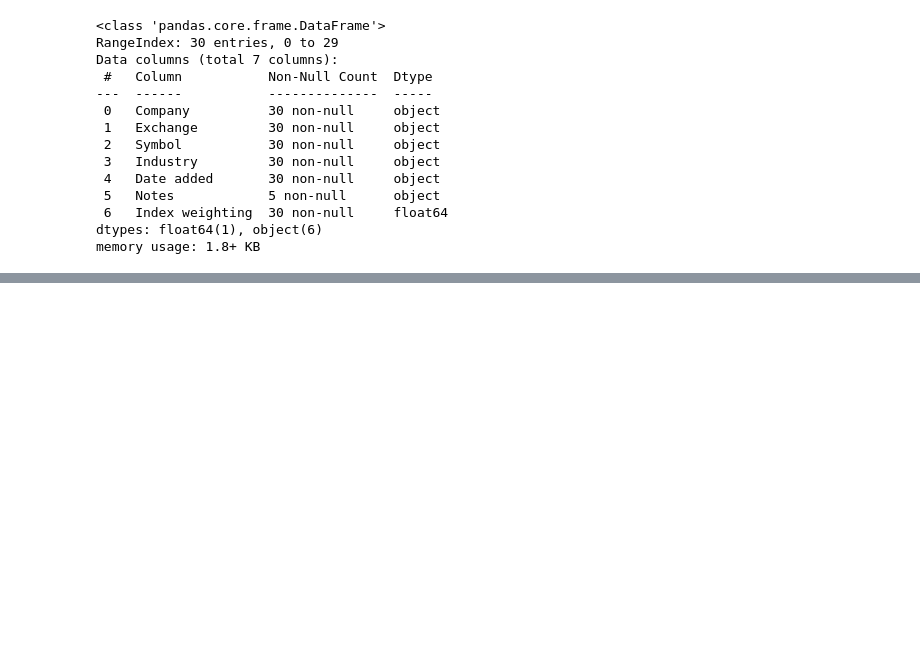
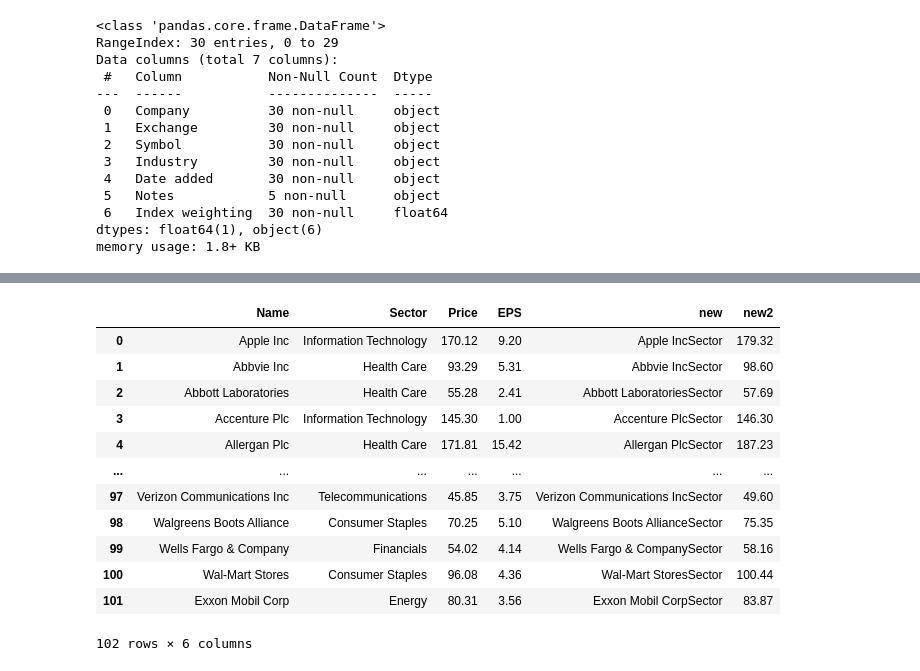
Before and after one commit to sunilsala88/batch-31, a Jupyter notebook: 9_data_analysis/pandas4.ipynb, the cells around one changed output, grey strips where cells are left out. Saved outputs shown, nothing was run; the diff lists cells and outputs as text; code cells hidden in the pictures; blank space fills up the shorter version.

```diff
--- a/9_data_analysis/pandas4.ipynb
+++ b/9_data_analysis/pandas4.ipynb
@@ -91,0 +172,3 @@ memory usage: 1.8+ KB
+# %%
+df=pd.read_csv('/Users/algo trading 2025/batch 31/9_data_analysis/sp500.csv')
+df
@@ -91,0 +205,2 @@ memory usage: 1.8+ KB
+# %%
+df.fillna(1,inplace=True)
@@ -91,0 +268,20 @@ memory usage: 1.8+ KB
+# %%
+l2=[]
+for i,j in zip(df['Price'],df['EPS']):
+    l2.append(i+j)
+df['new2']=l2
+df
+# %% [output]
+|  | Name | Sector | Price | EPS | new | new2 |
+| 0 | Apple Inc | Information Technology | 170.12 | 9.20 | Apple IncSector | 179.32 |
+| 1 | Abbvie Inc | Health Care | 93.29 | 5.31 | Abbvie IncSector | 98.60 |
+| 2 | Abbott Laboratories | Health Care | 55.28 | 2.41 | Abbott LaboratoriesSector | 57.69 |
+| 3 | Accenture Plc | Information Technology | 145.30 | 1.00 | Accenture PlcSector | 146.30 |
+| 4 | Allergan Plc | Health Care | 171.81 | 15.42 | Allergan PlcSector | 187.23 |
+| ... | ... | ... | ... | ... | ... | ... |
+| 97 | Verizon Communications Inc | Telecommunications | 45.85 | 3.75 | Verizon Communications IncSector | 49.60 |
+| 98 | Walgreens Boots Alliance | Consumer Staples | 70.25 | 5.10 | Walgreens Boots AllianceSector | 75.35 |
+| 99 | Wells Fargo & Company | Financials | 54.02 | 4.14 | Wells Fargo & CompanySector | 58.16 |
+| 100 | Wal-Mart Stores | Consumer Staples | 96.08 | 4.36 | Wal-Mart StoresSector | 100.44 |
+| 101 | Exxon Mobil Corp | Energy | 80.31 | 3.56 | Exxon Mobil CorpSector | 83.87 |
+102 rows × 6 columns
```
Also changed, not shown: parts of 13 cells of this notebook, 2 other files.
